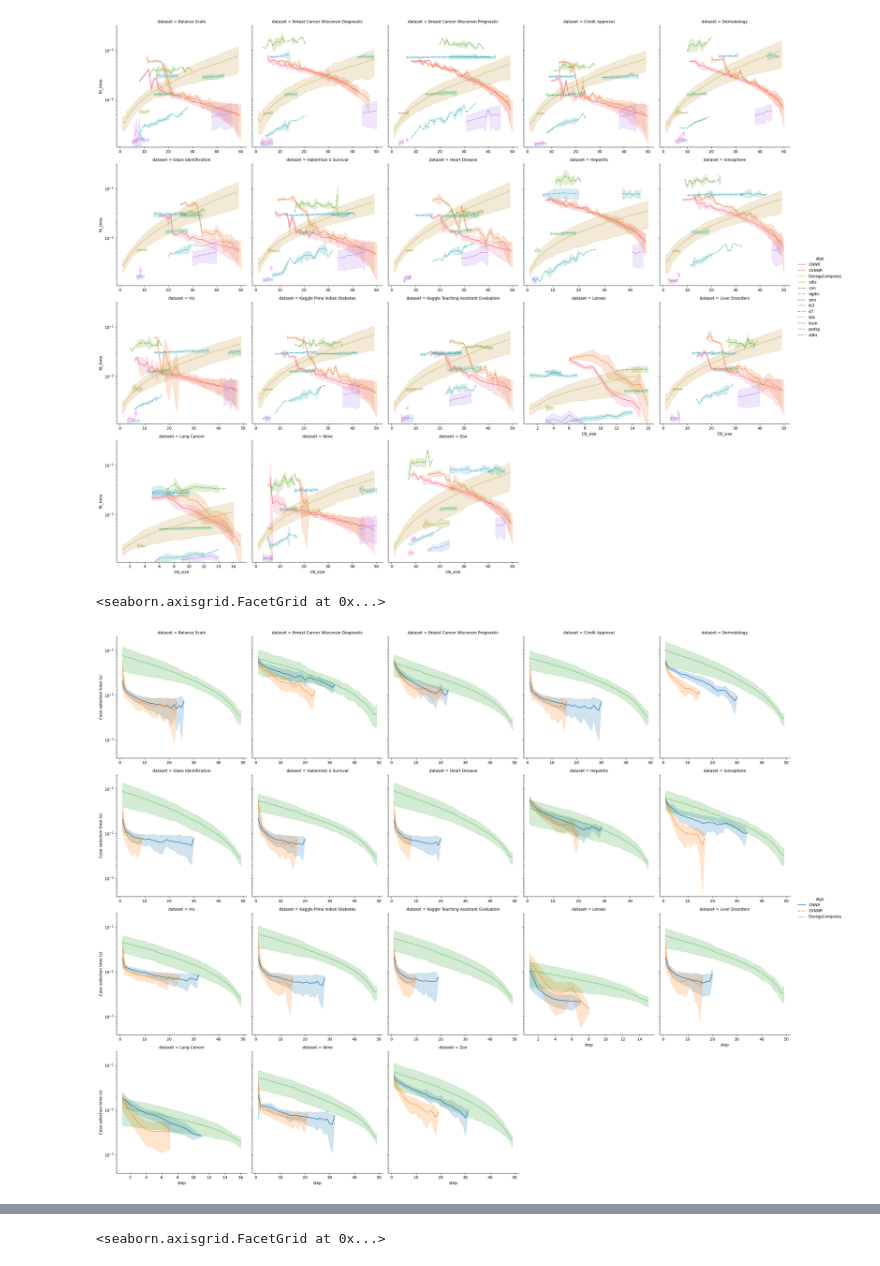
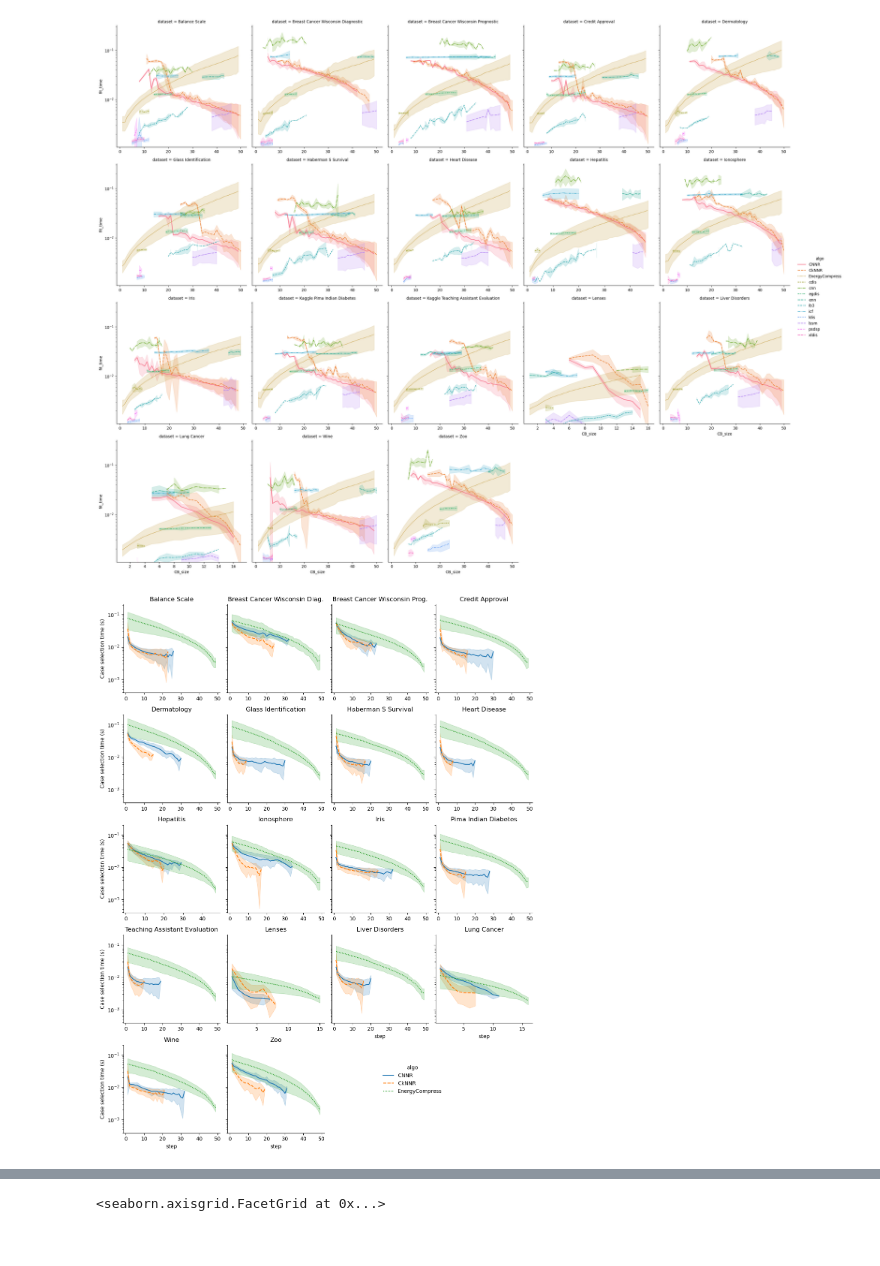
Before and after one commit to EMarquer/MeATCube, a Jupyter notebook: examples/expe_analysis_ijcai/runtime_curve.ipynb, the cells around one changed output, grey strips where cells are left out. Saved outputs shown, nothing was run; the diff lists cells and outputs as text; code cells hidden in the pictures.

Commit message:
feat: update global plots

```diff
--- a/examples/expe_analysis_ijcai/runtime_curve.ipynb
+++ b/examples/expe_analysis_ijcai/runtime_curve.ipynb
@@ -125,14 +125,16 @@ sns.relplot(
 <seaborn.axisgrid.FacetGrid at 0x...>
 [figure]
 # %%
-sns.relplot(
+g = sns.relplot(
     precise_df_complete.reset_index(drop="fold"),
     x="step",
     y="fit_time",
     hue="algo", style="algo",
-    col="dataset", col_wrap = 5,
-    kind="line", errorbar=('sd'), facet_kws={"sharex":False}).set(yscale = 'log', ylabel="Case selection time (s)")
+    col="dataset", col_wrap = 4,
+    kind="line", errorbar=('sd'), facet_kws={"sharex":False}, height=3).set(yscale = 'log', ylabel="Case selection time (s)")
+sns.move_legend(g, "lower right", bbox_to_anchor=(.7, 0.1))
+for item, ax in g.axes_dict.items():
+     ax.set_title(item.replace("Kaggle ", "").replace("gnostic", "g."))
 # %% [output]
-<seaborn.axisgrid.FacetGrid at 0x...>
-[figure, old version]
+[figure, new version]
 # %%
```
Also changed, not shown: parts of 1 cell of this notebook, 6 other files.
